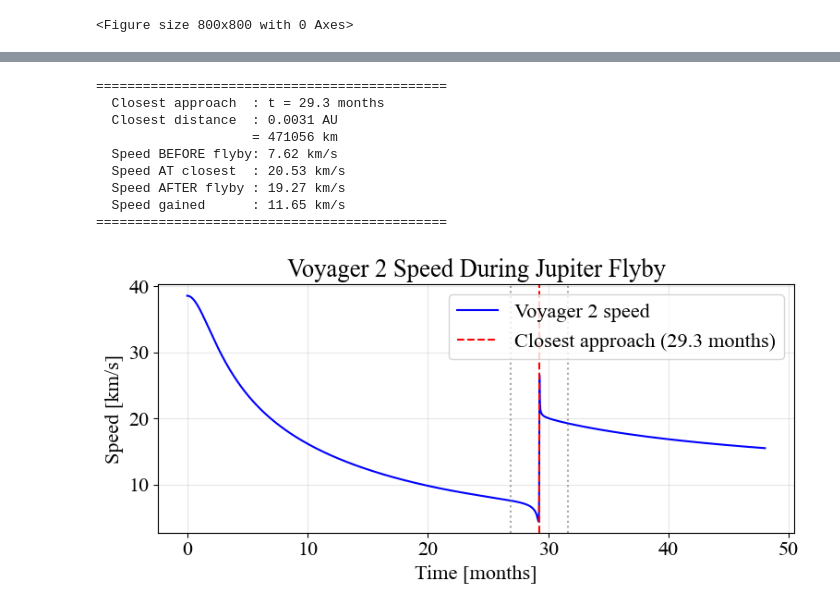
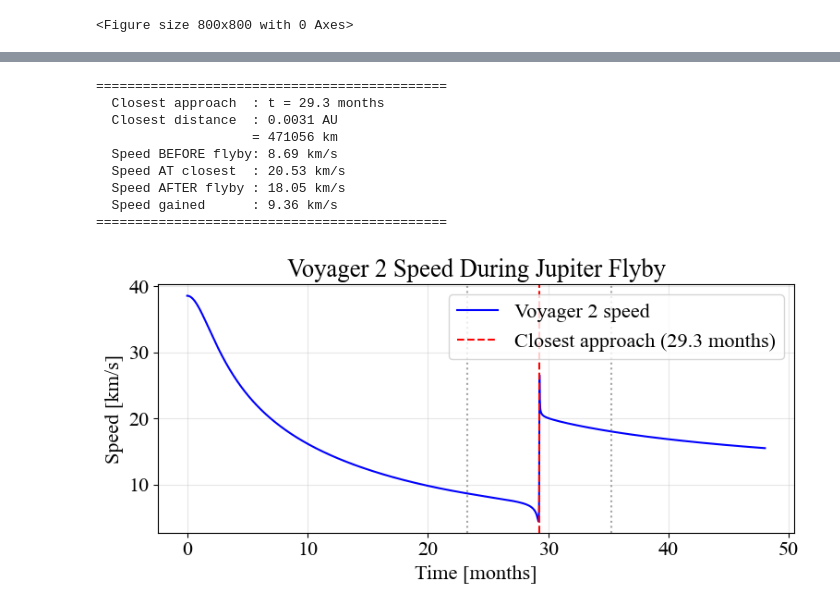
Before and after one commit to Aradhikaaa/N-Body-Simulations, a Jupyter notebook: voyager.ipynb, the cells around one changed output, grey strips where cells are left out. Cells and saved outputs as stored; diff of their text form; code cells hidden in the pictures.

```diff
--- a/voyager.ipynb
+++ b/voyager.ipynb
@@ -84,6 +124,6 @@ def leapfrog_3body(xv0, yv0, vxv0, vyv0,#voyager initial values
 # %%
-r_E = 1.0
-r_J = 5.2
+rE = 1.0
+rJ = 5.2
 
 # Hohmann transfer orbit parameters
 a_transfer = (rE + rJ) / 2
@@ -116,9 +156,9 @@ vj   =  np.sqrt(GM / rJ)
 vxj0 = -vj * np.sin(theta_J0)
 vyj0 =  vj * np.cos(theta_J0)
 
-print(f"Transfer time   : {T_h:.3f} yr  ({T_h*12:.2f} months)")
+print(f"Transfer time   : {t_transfer:.3f} yr  ({t_transfer*12:.2f} months)")
 print(f"Voyager launch speed: {v_perihelion * 4.74047:.2f} km/s")
-print(f"Jupiter angle   : {np.degrees(phi_J0):.2f} deg")
+print(f"Jupiter angle   : {np.degrees(theta_J0):.2f} deg")
 print(f"Jupiter start   : ({xj0:.2f}, {yj0:.2f}) AU")
 print(f"Encounter at    : (0.00, {r_J:.2f}) AU")
 # %% [output]
@@ -224,38 +299,39 @@ t_mon = np.arange(len(speed_v_kms)) * h * 12
 # Closest approach
 dist_vj   = np.sqrt((xv - xj)**2 + (yv - yj)**2)
 flyby_idx = np.argmin(dist_vj)
+window = 500
 
 print("=" * 45)
 print(f"  Closest approach  : t = {t_mon[flyby_idx]:.1f} months")
 print(f"  Closest distance  : {dist_vj[flyby_idx]:.4f} AU")
 print(f"                    = {dist_vj[flyby_idx]*1.496e8:.0f} km")
 print(f"  Speed BEFORE flyby: {speed_v_kms[flyby_idx-window]:.2f} km/s")
 print(f"  Speed AT closest  : {speed_v_kms[flyby_idx]:.2f} km/s")
 print(f"  Speed AFTER flyby : {speed_v_kms[flyby_idx+window]:.2f} km/s")
 print(f"  Speed gained      : {speed_v_kms[flyby_idx+window] - speed_v_kms[flyby_idx-window]:.2f} km/s")
 print("=" * 45)
 
 # Speed vs time plot
 fig, ax = plt.subplots(figsize=(8, 4))
 ax.plot(t_mon, speed_v_kms, 'b-', lw=1.5, label="Voyager 2 speed")
 ax.axvline(t_mon[flyby_idx], color='r', ls='--', label=f"Closest approach ({t_mon[flyby_idx]:.1f} months)")
 ax.axvline(t_mon[flyby_idx - window], color='gray', ls=':', alpha=0.7)
 ax.axvline(t_mon[flyby_idx + window], color='gray', ls=':', alpha=0.7)
 ax.set_xlabel("Time [months]")
 ax.set_ylabel("Speed [km/s]")
 ax.set_title("Voyager 2 Speed During Jupiter Flyby")
 ax.legend()
 plt.tight_layout()
-plt.savefig("voyager_speed.pdf", dpi=150)
+plt.savefig('voyager_speed.png', dpi=150, bbox_inches='tight')
 plt.show()
 # %% [output]
 =============================================
   Closest approach  : t = 29.3 months
   Closest distance  : 0.0031 AU
                     = 471056 km
-  Speed BEFORE flyby: 7.62 km/s
+  Speed BEFORE flyby: 8.69 km/s
   Speed AT closest  : 20.53 km/s
-  Speed AFTER flyby : 19.27 km/s
-  Speed gained      : 11.65 km/s
+  Speed AFTER flyby : 18.05 km/s
+  Speed gained      : 9.36 km/s
 =============================================
-[figure, old version]
+[figure, new version]
```
Also changed, not shown: parts of 9 cells of this notebook.
